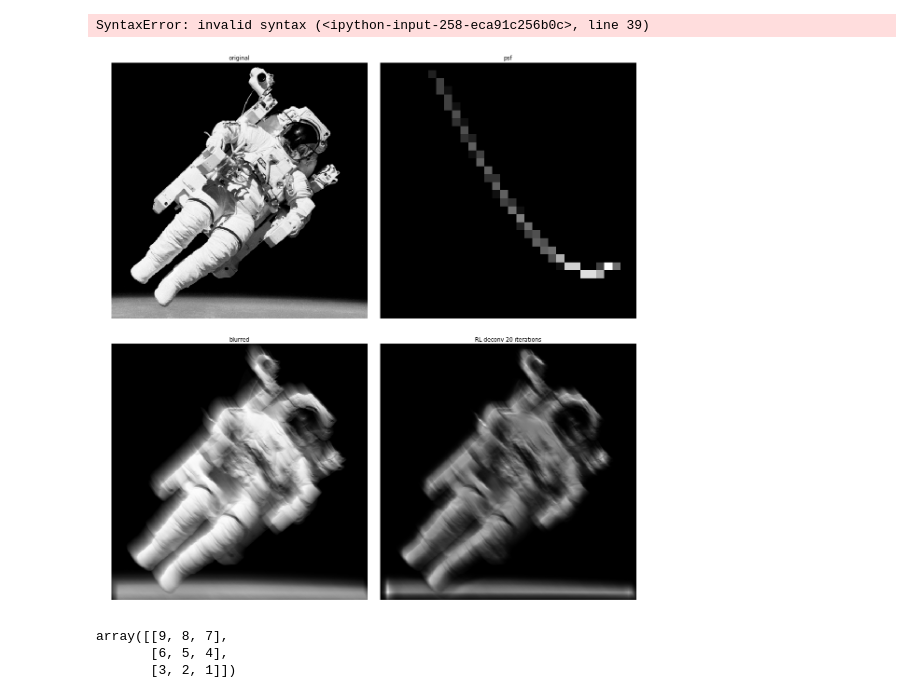
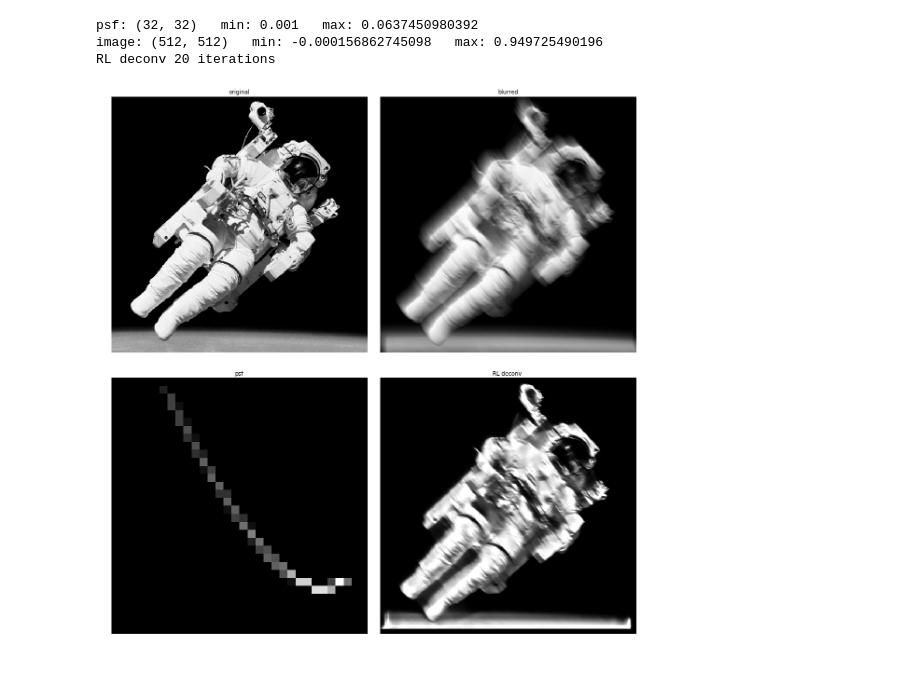
Before and after one commit to matteobrusa/convnet-deblur, a Jupyter notebook: deconv_skimage.ipynb, the cells around one changed output. Saved outputs shown, nothing was run; the diff lists cells and outputs as text; code cells hidden in the pictures.

Commit message:
improved RL with epsilon divider

```diff
--- a/deconv_skimage.ipynb
+++ b/deconv_skimage.ipynb
@@ -61,90 +64,36 @@ SyntaxError: invalid syntax (<ipython-input-259-f01590cb991e>, line 50)
 # %%
 import matplotlib.pyplot as plt
 from scipy.signal import convolve2d as conv2
 from skimage import color, data, restoration
 from pprint import pprint
-
-
-
 
 psf = kernel + 0.001
 astro = blurred.astype(float).copy()
 
 
 #astro= color.rgb2gray(data.astronaut())
 #psf = np.ones((5, 5)) / 25
 
 astro= astro.copy() + (np.random.poisson(lam=25, size=astro.shape) - 10) / 25500.
 
-
-
 print ("psf:" , psf.shape , "  min:" , np.min(psf), "  max:" , np.max(psf))
 print ("image:" , astro.shape , "  min:" , np.min(astro), "  max:" , np.max(astro))
 
-
 runs= 20
 
-print()
 print ('RL deconv ' + str(runs) + " iterations")
 
 # Restore Image using Richardson-Lucy algorithm
 deconv = restoration.richardson_lucy(astro, psf, iterations= runs)
 
-#fig, ax = plt.subplots(nrows=2, ncols=3, figsize=(16, 12))
-
-
 showPics([
     [original, "original"],
+    [blurred, "blurred"],
     [psf, "psf"],
-    [blurred, "blurred"],
-    [deconv, 'RL deconv ' + str(runs) + " iterations"])
+    [deconv, 'RL deconv ']
+])
 # %% [output]
-SyntaxError: invalid syntax (<ipython-input-258-eca91c256b0c>, line 39)
+psf: (32, 32)   min: 0.001   max: 0.0637450980392
+image: (512, 512)   min: -0.000156862745098   max: 0.949725490196
+RL deconv 20 iterations
+[figure, added]
-# %%
-import scipy
-
-def RL_deconv(image, psf, iterations):
-
-    latent_est = image.copy()
-
-    fsp = np.flipud(np.flipud(psf.copy()))
-
-    fsp.dtype
-
-    for i in range(1, iterations):
-
-        est_conv      = scipy.signal.convolve2d(latent_est, psf, 'same')
-        relative_blur = np.divide(image, est_conv)
-        error_est     = conv2(relative_blur,fsp,'same')
-        latent_est    = np.multiply(latent_est, error_est)
-
-    return latent_est
-
-deco= RL_deconv(astro, psf, 5)
-
-showPics([
-    [original, "original"],
-    [psf, "psf"],
-    [blurred, "blurred"],
-    [deco, 'RL deconv ' + str(runs) + " iterations"]])
-# %% [output]
-[figure, removed]
-# %%
-a = np.array([[1, 2,3],
-    [4,5,6],
-    [7,8,9]
-      ])
-
-a
-
-b=np.flipud(a)
-
-b
-
-c= np.fliplr(b)
-
-c
-# %% [output]
-array([[9, 8, 7],
-       [6, 5, 4],
-       [3, 2, 1]])
```
Also changed, not shown: parts of 2 cells of this notebook, 1 other file.
